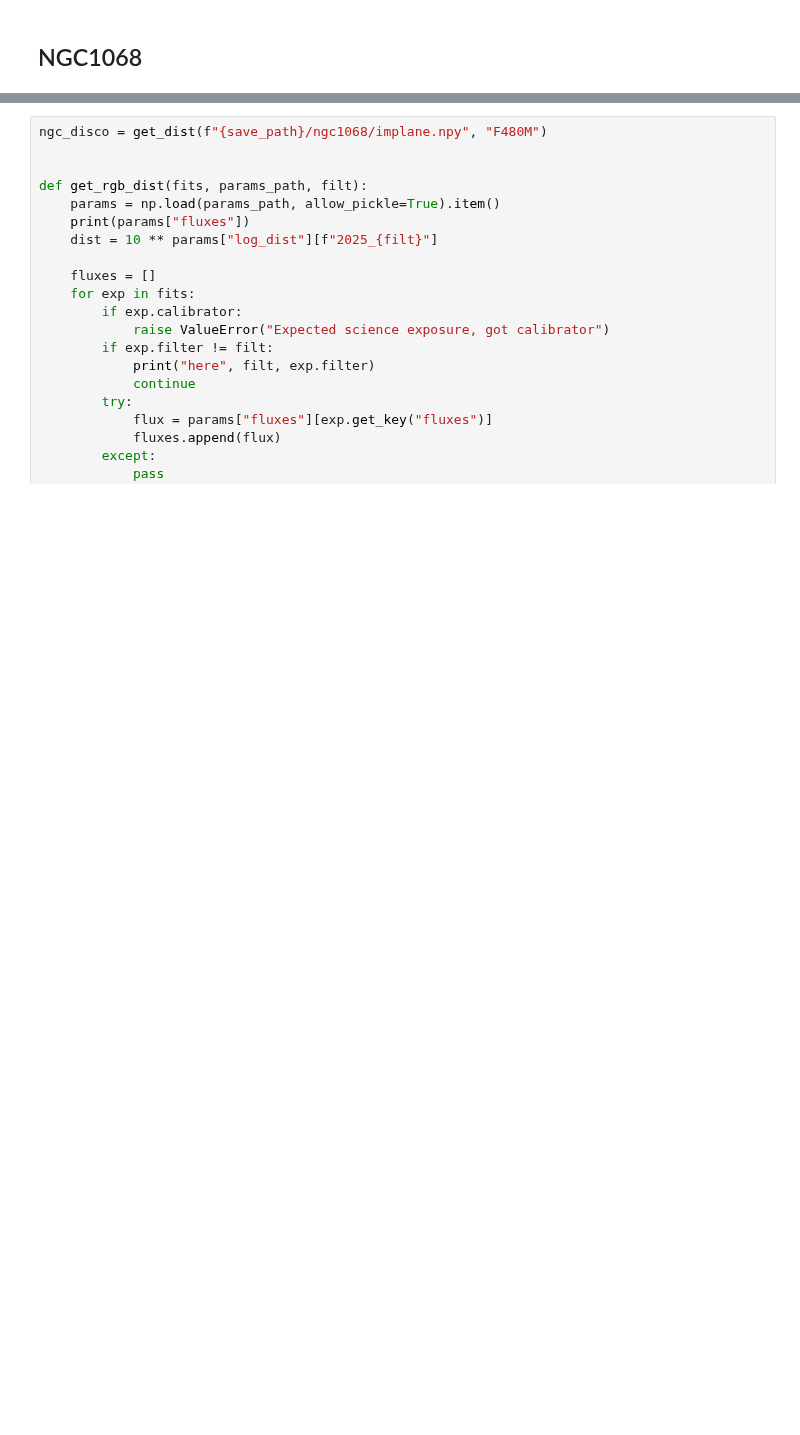
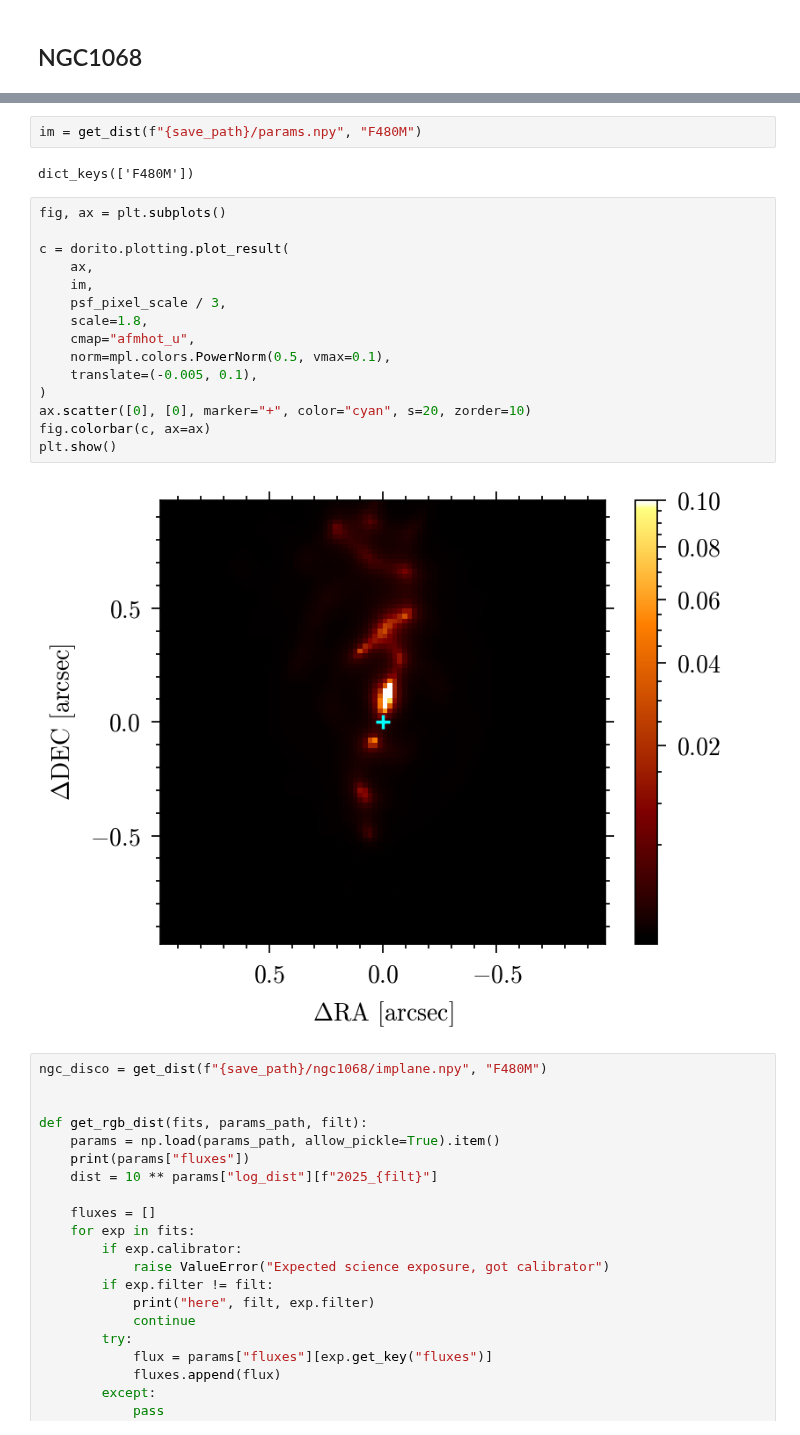
Before and after one commit to maxecharles/dorito_notebooks, a Jupyter notebook: paper_figs.ipynb, the cells around one changed output, grey strips where cells are left out. Drawn from its saved outputs; the diff is of its cells as text; blank space fills up the shorter version.

```diff
--- a/paper_figs.ipynb
+++ b/paper_figs.ipynb
@@ -260,3 +565,24 @@ best_images = {}
+# %%
+im = get_dist(f"{save_path}/params.npy", "F480M")
+# %% [output]
+dict_keys(['F480M'])
+# %%
+fig, ax = plt.subplots()
+
+c = dorito.plotting.plot_result(
+    ax,
+    im,
+    psf_pixel_scale / 3,
+    scale=1.8,
+    cmap="afmhot_u",
+    norm=mpl.colors.PowerNorm(0.5, vmax=0.1),
+    translate=(-0.005, 0.1),
+)
+ax.scatter([0], [0], marker="+", color="cyan", s=20, zorder=10)
+fig.colorbar(c, ax=ax)
+plt.show()
+# %% [output]
+[figure, added]
 # %%
 ngc_disco = get_dist(f"{save_path}/ngc1068/implane.npy", "F480M")
 
```
Also changed, not shown: parts of 22 cells of this notebook, 1 other file.
